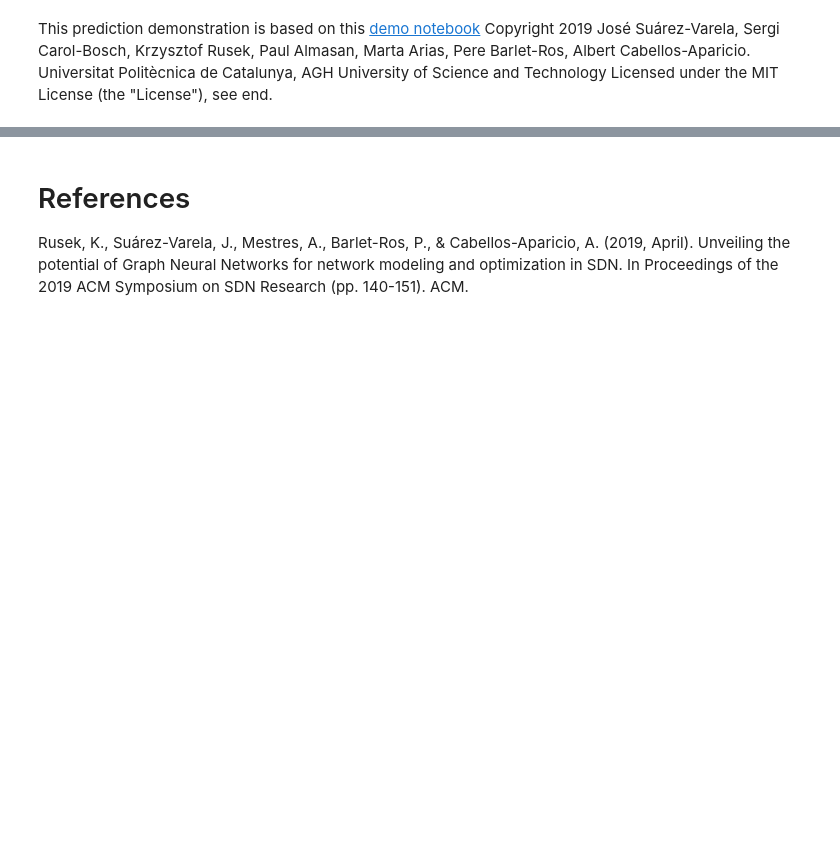
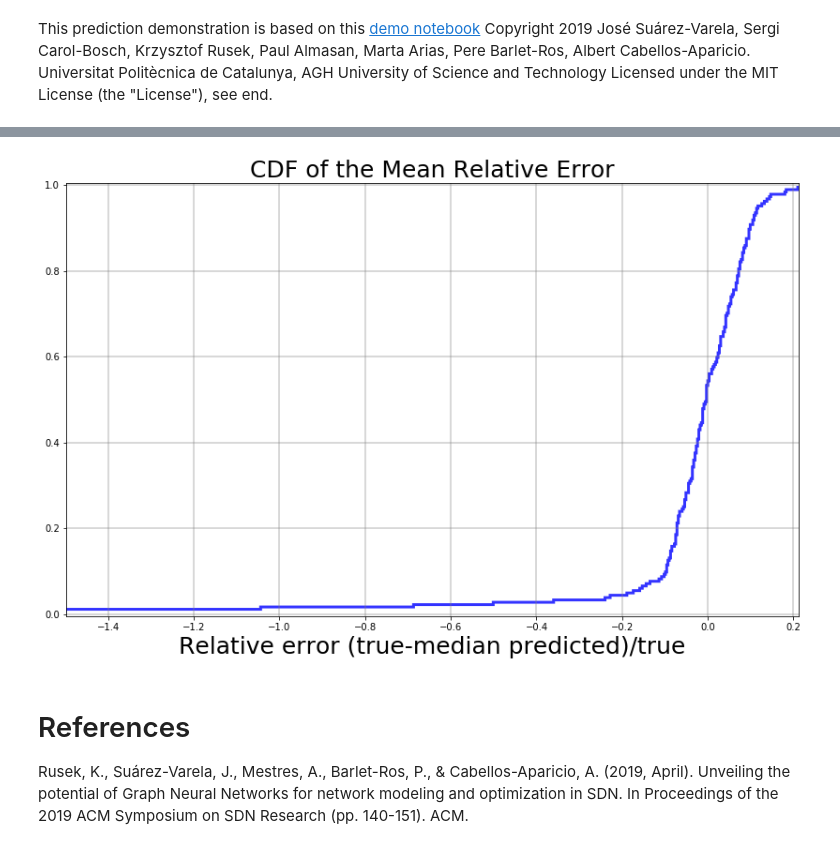
Before and after one commit to Data-Science-Projects/demo-routenet, a Jupyter notebook: demo_notebooks/prediction_demo.ipynb, the cells around one changed output, grey strips where cells are left out. Saved outputs shown, nothing was run; the diff lists cells and outputs as text; code cells hidden in the pictures; blank space fills up the shorter version.

```diff
--- a/demo_notebooks/prediction_demo.ipynb
+++ b/demo_notebooks/prediction_demo.ipynb
@@ -275,3 +129,7 @@ fig.set_size_inches(14, 8.5)
+# %%
+nb_utils.plot_cdf(true_delay, median_preds)
+# %% [output]
+[figure, added]
 # %% [markdown]
 # References
 
```
Also changed, not shown: parts of 15 cells of this notebook, 1 other file.
